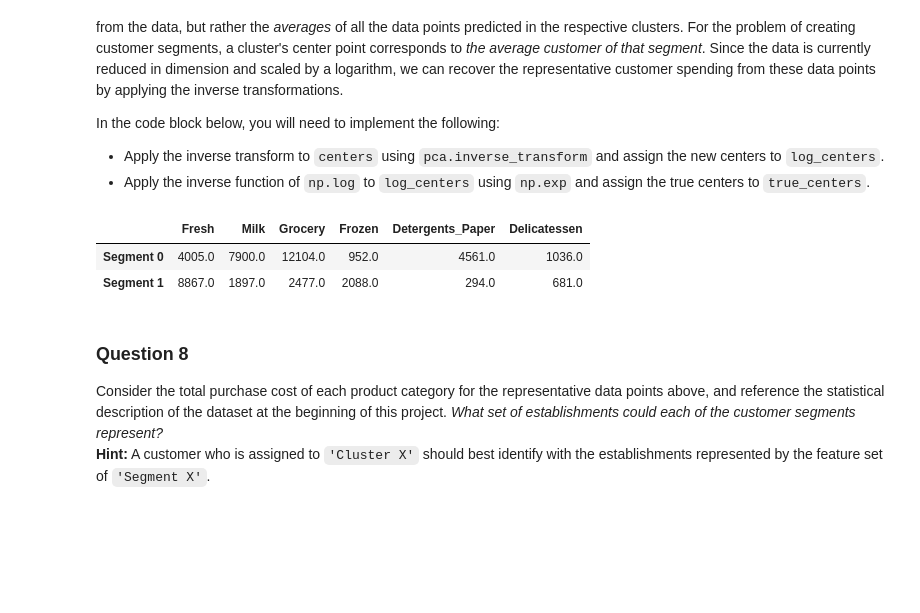
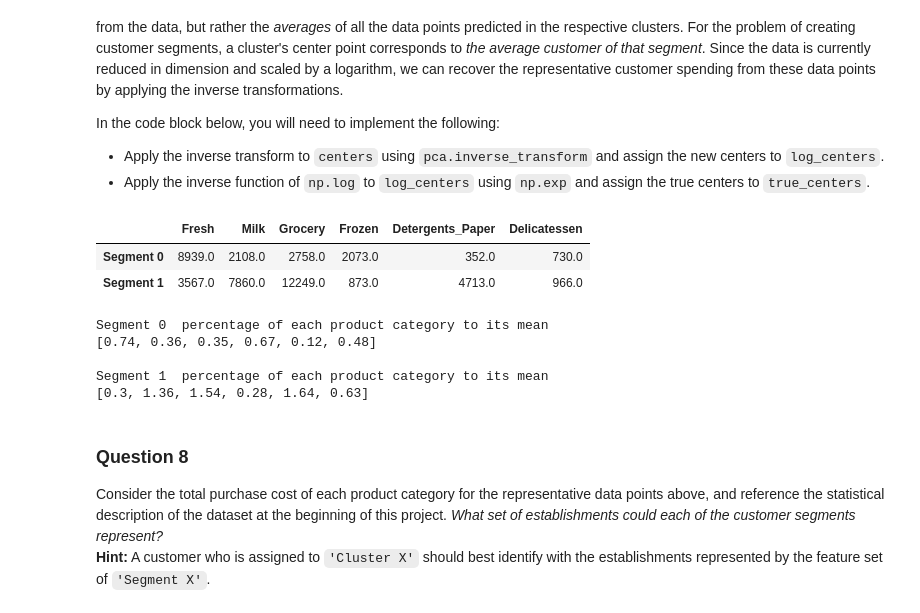
Before and after one commit to ginberg/customer_segments, a Jupyter notebook: customer_segments.ipynb, the cells around one changed output. Saved outputs shown, nothing was run; the diff lists cells and outputs as text; code cells hidden in the pictures; blank space fills up the shorter version.

```diff
--- a/customer_segments.ipynb
+++ b/customer_segments.ipynb
@@ -66,13 +66,13 @@ display(data.describe())
 ### Implementation: Selecting Samples
 To get a better understanding of the customers and how their data will transform through the analysis, it would be best to select a few sample data points and explore them in more detail. In the code block below, add **three** indices of your choice to the `indices` list which will represent the customers to track. It is suggested to try different sets of samples until you obtain customers that vary significantly from one another.
 # %%
+#determine some indexes to find different customers
+maxGroceryIndex = data[data['Grocery'] == np.max(data['Grocery'])].index
 minFreshIndex = data[data['Fresh'] == np.min(data['Fresh'])].index
-maxFrozenIndex = data[data['Frozen'] == np.max(data['Frozen'])].index
-print maxFrozenIndex
-
+minDetergentsPaperIndex = data[data['Detergents_Paper'] == np.min(data['Detergents_Paper'])].index
 
 # Select three indices of your choice you wish to sample from the dataset
-indices = [0, 201, 439]
+indices = [maxGroceryIndex[0], minFreshIndex[0], minDetergentsPaperIndex[1]]
 
 # Create a DataFrame of the chosen samples
 samples = pd.DataFrame(data.loc[indices], columns = data.keys()).reset_index(drop = True)
@@ -234,7 +230,10 @@ outliersSorted = sorted(outlierDict.items(), key=itemgetter(1),reverse=True)
 print "Customers with multiple outliers ({}) will be removed from the data".format(outliersSorted)
 
 # Select the indices for data points you wish to remove
-outliers  = [outlierDict.keys()]
+outliers  = outlierDict.keys()
+
+# Check if outliers in samples
+assert any(x in indices for x in outliers) == False, "Outliers should not be part of samples!"
 
 # Remove the outliers, if any were specified
 good_data = log_data.drop(log_data.index[outliers]).reset_index(drop = True)
@@ -416,7 +425,7 @@ In the code block below, you will need to implement the following:
  - Import sklearn.metrics.silhouette_score and calculate the silhouette score of `reduced_data` against `preds`.
    - Assign the silhouette score to `score` and print the result.
 # %%
-from sklearn.cluster import KMeans
+from sklearn.mixture import GaussianMixture
 from sklearn.metrics import silhouette_score
 import matplotlib.pyplot as plt
 
@@ -425,13 +434,13 @@ scores = {}
 # and I want to save some variables for that configuration!
 for i in range(10, 1, -1):
     # Apply your clustering algorithm of choice to the reduced data
-    clusterer = KMeans(n_clusters = i, random_state = ran_state).fit(reduced_data)
+    clusterer = GaussianMixture(n_components = i, random_state = ran_state).fit(reduced_data)
 
     # Predict the cluster for each data point
     preds = clusterer.predict(reduced_data)
 
     # Find the cluster centers
-    centers = clusterer.cluster_centers_
+    centers = clusterer.means_
 
     # Predict the cluster for each transformed sample data point
     sample_preds = clusterer.predict(pca_samples)
@@ -481,19 +490,37 @@ In the code block below, you will need to implement the following:
 # %%
 # Inverse transform the centers
 log_centers = pca.inverse_transform(centers)
 
 # Exponentiate the centers
 true_centers = np.exp(log_centers)
 
 # Display the true centers
 segments = ['Segment {}'.format(i) for i in range(0,len(centers))]
-true_centers = pd.DataFrame(np.round(true_centers), columns = data.keys())
-true_centers.index = segments
-display(true_centers)
+true_centers_df = pd.DataFrame(np.round(true_centers), columns = data.keys())
+true_centers_df.index = segments
+display(true_centers_df)
+
+# For each product and segment print the percentage to its mean
+segmentCount = 0
+for center in true_centers:
+    print "\nSegment",segmentCount," percentage of each product category to its mean"
+    productCount = 0
+    percentages = []
+    for amount in center:
+        mean = np.mean(data[data.columns[productCount]])
+        percentages.append(float("%.2f" % (amount / mean)))
+        productCount += 1
+    print percentages
+    segmentCount += 1
 # %% [output]
 |  | Fresh | Milk | Grocery | Frozen | Detergents_Paper | Delicatessen |
-| Segment 0 | 4005.0 | 7900.0 | 12104.0 | 952.0 | 4561.0 | 1036.0 |
-| Segment 1 | 8867.0 | 1897.0 | 2477.0 | 2088.0 | 294.0 | 681.0 |
+| Segment 0 | 8939.0 | 2108.0 | 2758.0 | 2073.0 | 352.0 | 730.0 |
+| Segment 1 | 3567.0 | 7860.0 | 12249.0 | 873.0 | 4713.0 | 966.0 |
+Segment 0  percentage of each product category to its mean
+[0.74, 0.36, 0.35, 0.67, 0.12, 0.48]
+
+Segment 1  percentage of each product category to its mean
+[0.3, 1.36, 1.54, 0.28, 1.64, 0.63]
 # %% [markdown]
 ### Question 8
 Consider the total purchase cost of each product category for the representative data points above, and reference the statistical description of the dataset at the beginning of this project. *What set of establishments could each of the customer segments represent?*
```
Also changed, not shown: parts of 25 cells of this notebook, 1 other file.
